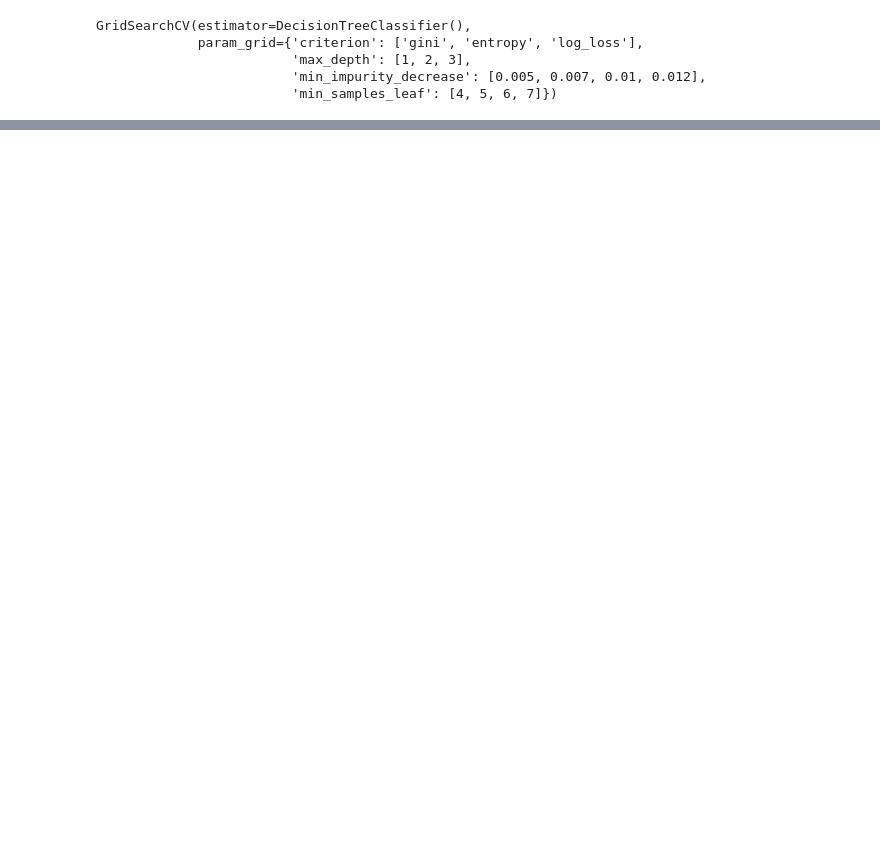
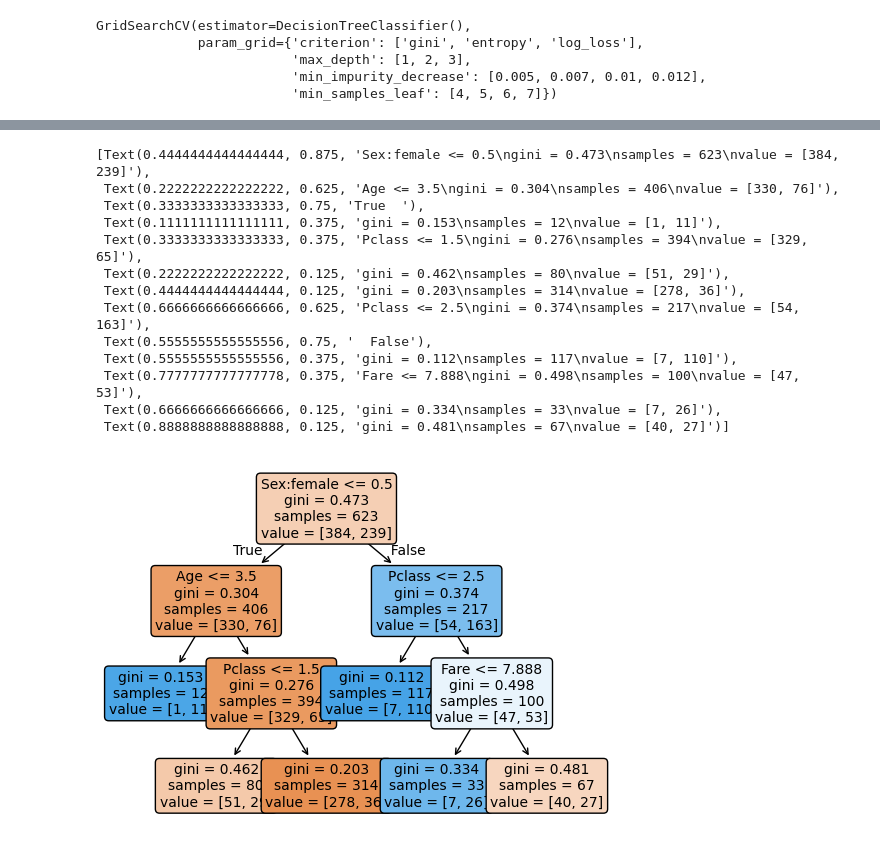
Before and after one commit to Grashch/Data-science, a Jupyter notebook: Titanic_Tree1.ipynb, the cells around one changed output, grey strips where cells are left out. Cells and saved outputs as stored; diff of their text form; code cells hidden in the pictures; blank space fills up the shorter version.

```diff
--- a/Titanic_Tree1.ipynb
+++ b/Titanic_Tree1.ipynb
@@ -97,4 +118,13 @@ X.shape, y.shape
 # %%
-X_train, X_test, y_train, y_test = train_test_split(X, y, test_size=0.3, random_state=42, stratify=y)
-round(y_train.value_counts() / y_train.shape * 100, 2), round(y_test.value_counts() / y_test.shape * 100, 2)
+# Шаг 6. Разделение данных на обучающую и тестовую выборки
+# Разделяем данные с сохранением пропорций классов (stratify=y)
+X_train, X_test, y_train, y_test = train_test_split(
+    X, y, test_size=0.3, random_state=42, stratify=y
+)
+
+# Проверяем распределение классов в обучающей и тестовой выборках
+print("Распределение классов в обучающей выборке (в %):")
+print(round(y_train.value_counts() / y_train.shape[0] * 100, 2))
+print("Распределение классов в тестовой выборке (в %):")
+print(round(y_test.value_counts() / y_test.shape[0] * 100, 2))
 # %% [output]
@@ -314,0 +359,31 @@ plot_tree(tree2, feature_names=categories + num_features)
+# %%
+# Шаг 16. Визуализация дерева решений
+# Рисуем графическое представление дерева решений
+# feature_names — подписи для узлов дерева (названия признаков)
+plot_tree(
+    tree2,
+    feature_names=categories + num_features,
+    filled=True,           # заливка узлов цветом (по классам)
+    rounded=True,          # скруглённые углы у узлов
+    fontsize=10            # размер шрифта в узлах
+)
+
+# Примечание: для отображения графика в Jupyter Notebook обычно достаточно этой строки.
+# Если график не отображается, можно добавить:
+# import matplotlib.pyplot as plt
+# plt.show()
+# %% [output]
+[Text(0.4444444444444444, 0.875, 'Sex:female <= 0.5\ngini = 0.473\nsamples = 623\nvalue = [384, 239]'),
+ Text(0.2222222222222222, 0.625, 'Age <= 3.5\ngini = 0.304\nsamples = 406\nvalue = [330, 76]'),
+ Text(0.3333333333333333, 0.75, 'True  '),
+ Text(0.1111111111111111, 0.375, 'gini = 0.153\nsamples = 12\nvalue = [1, 11]'),
+ Text(0.3333333333333333, 0.375, 'Pclass <= 1.5\ngini = 0.276\nsamples = 394\nvalue = [329, 65]'),
+ Text(0.2222222222222222, 0.125, 'gini = 0.462\nsamples = 80\nvalue = [51, 29]'),
+ Text(0.4444444444444444, 0.125, 'gini = 0.203\nsamples = 314\nvalue = [278, 36]'),
+ Text(0.6666666666666666, 0.625, 'Pclass <= 2.5\ngini = 0.374\nsamples = 217\nvalue = [54, 163]'),
+ Text(0.5555555555555556, 0.75, '  False'),
+ Text(0.5555555555555556, 0.375, 'gini = 0.112\nsamples = 117\nvalue = [7, 110]'),
+ Text(0.7777777777777778, 0.375, 'Fare <= 7.888\ngini = 0.498\nsamples = 100\nvalue = [47, 53]'),
+ Text(0.6666666666666666, 0.125, 'gini = 0.334\nsamples = 33\nvalue = [7, 26]'),
+ Text(0.8888888888888888, 0.125, 'gini = 0.481\nsamples = 67\nvalue = [40, 27]')]
+[figure, added]
```
Also changed, not shown: parts of 42 cells of this notebook.
